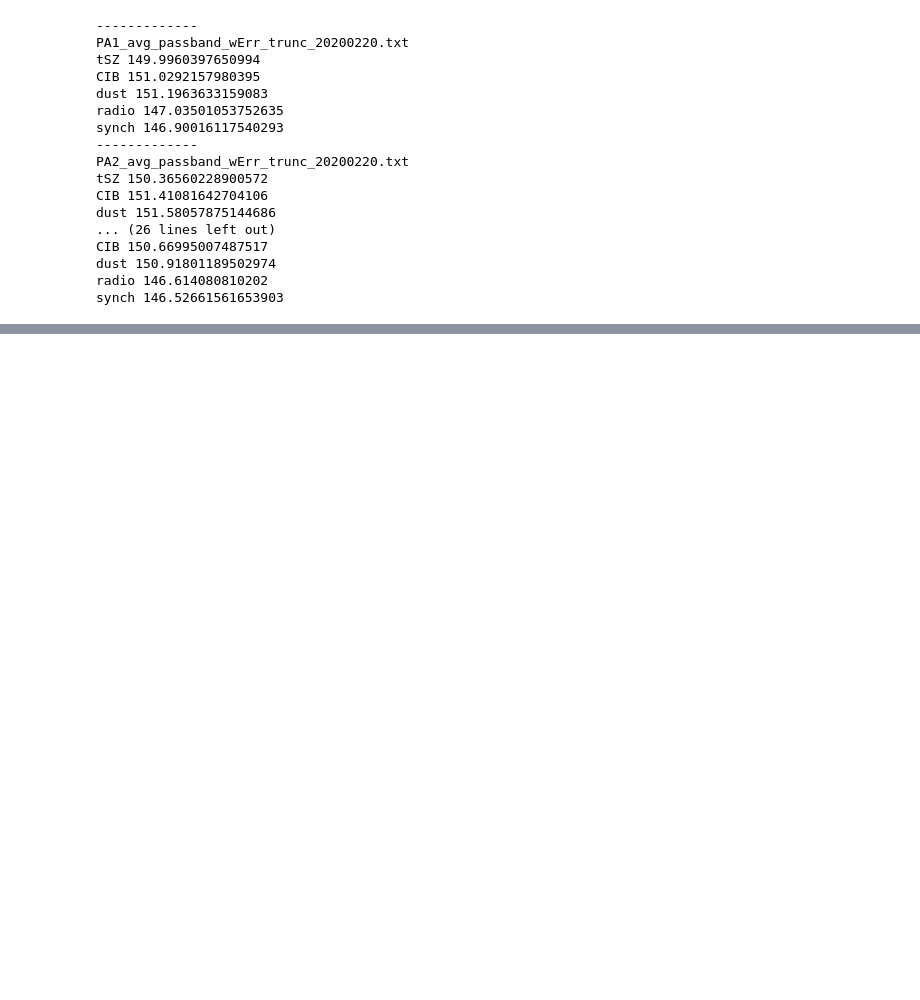
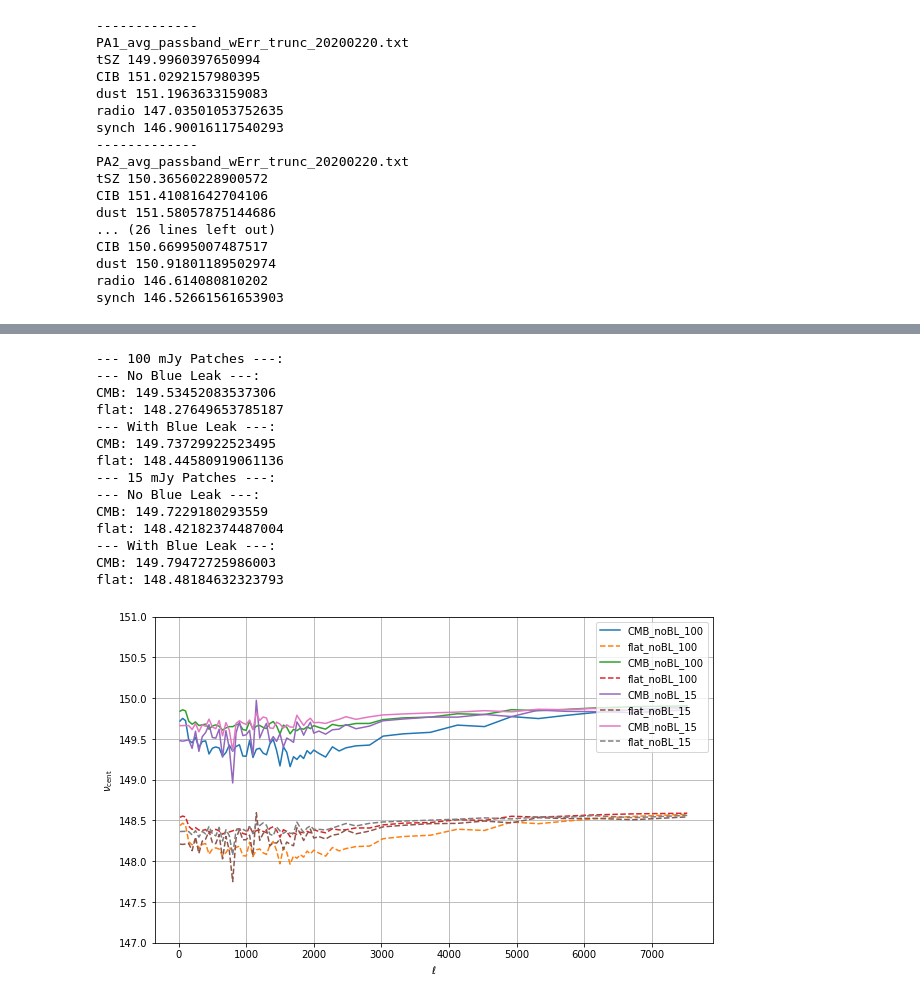
Before and after one commit to jcolinhill/ACT_bandpasses, a Jupyter notebook: effective_frequencies.ipynb, the cells around one changed output, grey strips where cells are left out. Cells and saved outputs as stored; diff of their text form; code cells hidden in the pictures; blank space fills up the shorter version.

```diff
--- a/effective_frequencies.ipynb
+++ b/effective_frequencies.ipynb
@@ -297,0 +420,67 @@ synch 146.52661561653903
+# %%
+# evaluate coadd-weighted central frequency for CMB responses, as this cannot be computed via Hasselfield effective freq.
+# note that this is NOT USED in the likelihood
+N_nu_ACTPol = 3
+nu_150_arr = [nu_ACTPol[0],nu_ACTPol[1],nu_ACTPol[3]]
+nu_150_arr_BL = [nu_ACTPol[0],nu_ACTPol[1],nu_ACTPol[5]] #with blue leak in PA3
+fnu_150_arr = [fnu_ACTPol[0],fnu_ACTPol[1],fnu_ACTPol[3]]
+fnu_150_arr_BL = [fnu_ACTPol[0],fnu_ACTPol[1],fnu_ACTPol[5]] #with blue leak in PA3
+
+ref_ind = 48 #ell=3025.5
+
+print("--- 100 mJy Patches ---:")
+print("--- No Blue Leak ---:")
+CMB_noBL_100 = central_freq_coadd(nu_150_arr, fnu_150_arr, N_nu_ACTPol, ifpcov_100mJy, ifpcov_ibin_100mJy, 'CMB')
+flat_noBL_100 = central_freq_coadd(nu_150_arr, fnu_150_arr, N_nu_ACTPol, ifpcov_100mJy, ifpcov_ibin_100mJy, 'flat')
+print("CMB:", CMB_noBL_100[ref_ind])
+print("flat:", flat_noBL_100[ref_ind])
+print("--- With Blue Leak ---:")
+CMB_BL_100 = central_freq_coadd(nu_150_arr_BL, fnu_150_arr_BL, N_nu_ACTPol, ifpcov_100mJy, ifpcov_ibin_100mJy, 'CMB')
+flat_BL_100 = central_freq_coadd(nu_150_arr_BL, fnu_150_arr_BL, N_nu_ACTPol, ifpcov_100mJy, ifpcov_ibin_100mJy, 'flat')
+print("CMB:", CMB_BL_100[ref_ind])
+print("flat:", flat_BL_100[ref_ind])
+
+print("--- 15 mJy Patches ---:")
+print("--- No Blue Leak ---:")
+CMB_noBL_15 = central_freq_coadd(nu_150_arr, fnu_150_arr, N_nu_ACTPol, ifpcov_15mJy, ifpcov_ibin_15mJy, 'CMB')
+flat_noBL_15 = central_freq_coadd(nu_150_arr, fnu_150_arr, N_nu_ACTPol, ifpcov_15mJy, ifpcov_ibin_15mJy, 'flat')
+print("CMB:", CMB_noBL_15[ref_ind])
+print("flat:", flat_noBL_15[ref_ind])
+print("--- With Blue Leak ---:")
+CMB_BL_15 = central_freq_coadd(nu_150_arr_BL, fnu_150_arr_BL, N_nu_ACTPol, ifpcov_15mJy, ifpcov_ibin_15mJy, 'CMB')
+flat_BL_15 = central_freq_coadd(nu_150_arr_BL, fnu_150_arr_BL, N_nu_ACTPol, ifpcov_15mJy, ifpcov_ibin_15mJy, 'flat')
+print("CMB:", CMB_BL_15[ref_ind])
+print("flat:", flat_BL_15[ref_ind])
+
+# plot
+plt.figure(figsize=(10,6))
+plt.plot(ell_bin,CMB_noBL_100,label='CMB_noBL_100')
+plt.plot(ell_bin,flat_noBL_100,label='flat_noBL_100', ls='--')
+plt.plot(ell_bin,CMB_BL_100,label='CMB_noBL_100')
+plt.plot(ell_bin,flat_BL_100,label='flat_noBL_100', ls='--')
+plt.plot(ell_bin,CMB_noBL_15,label='CMB_noBL_15')
+plt.plot(ell_bin,flat_noBL_15,label='flat_noBL_15', ls='--')
+plt.plot(ell_bin,CMB_BL_15,label='CMB_noBL_15')
+plt.plot(ell_bin,flat_BL_15,label='flat_noBL_15', ls='--')
+plt.legend(loc=0)
+plt.grid()
+plt.ylim(np.min(freq)-1,np.max(freq)+1)
+plt.xlabel(r'$\ell$')
+plt.ylabel(r'$\nu_{\rm cent}$')
+plt.show()
+# %% [output]
+--- 100 mJy Patches ---:
+--- No Blue Leak ---:
+CMB: 149.53452083537306
+flat: 148.27649653785187
+--- With Blue Leak ---:
+CMB: 149.73729922523495
+flat: 148.44580919061136
+--- 15 mJy Patches ---:
+--- No Blue Leak ---:
+CMB: 149.7229180293559
+flat: 148.42182374487004
+--- With Blue Leak ---:
+CMB: 149.79472725986003
+flat: 148.48184632323793
+[figure, added]
```
Also changed, not shown: parts of 5 cells of this notebook.
